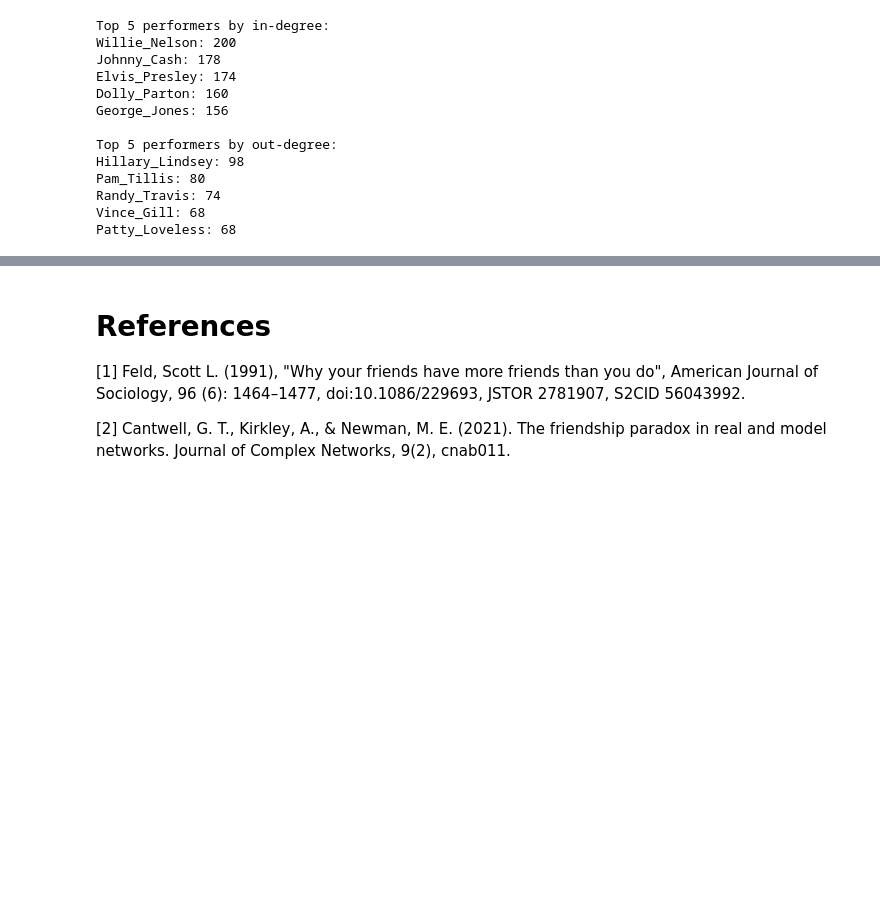
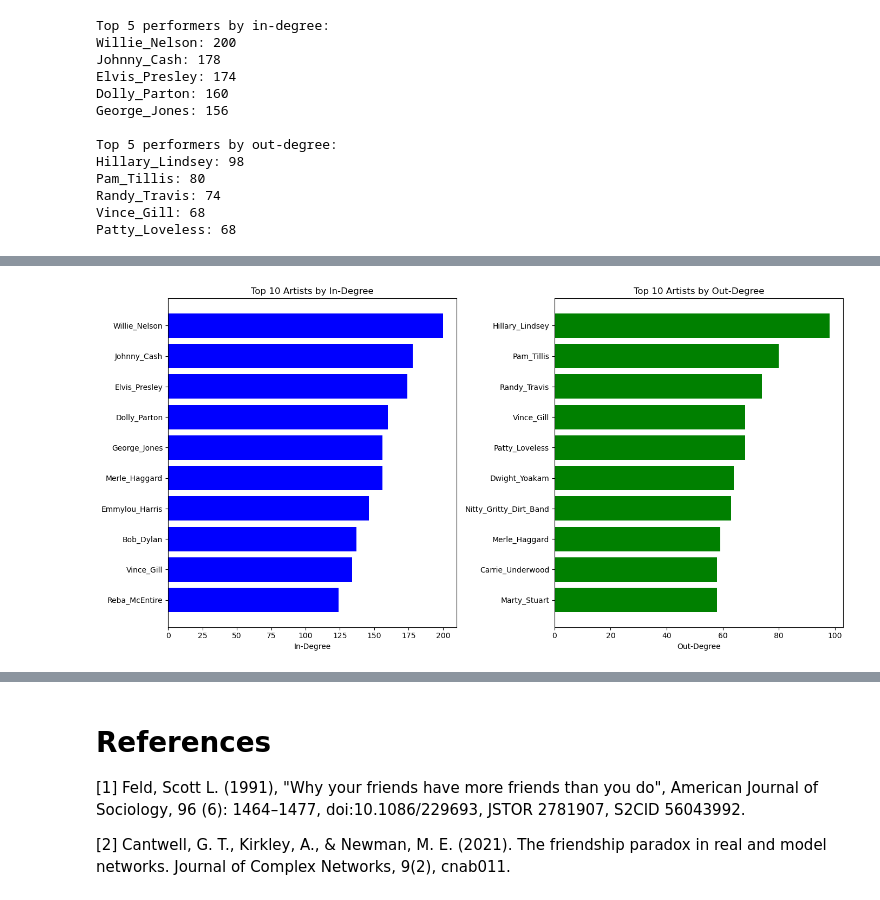
Before and after one commit to famu8/socialgraphs2024, a Jupyter notebook: Assignment1.ipynb, the cells around one changed output, grey strips where cells are left out. Drawn from its saved outputs; the diff is of its cells as text; code cells hidden in the pictures; blank space fills up the shorter version.

```diff
--- a/Assignment1.ipynb
+++ b/Assignment1.ipynb
@@ -318,7 +321,8 @@ for performer in performers:
 
     # Add node with word count as an attribute
     word_count = len(re.findall(r'\b\w+\b', page_content))
-    G.add_node(performer, word_count=word_count)
+    content_length = len(page_content)
+    G.add_node(performer, word_count=word_count, content_length=content_length)
 
     # Add edges to the graph, only if the link is in the performers list
     for link in links:
@@ -464,0 +473,25 @@ print(f"Total edges: {H.number_of_edges()}")
+# %%
+top_10_in_degrees = sorted(G.in_degree(), key=lambda x: x[1], reverse=True)[:10]
+top_10_in_names, top_10_in_values = zip(*top_10_in_degrees)
+
+top_10_out_degrees = sorted(G.out_degree(), key=lambda x: x[1], reverse=True)[:10]
+top_10_out_names, top_10_out_values = zip(*top_10_out_degrees)
+
+plt.figure(figsize=(14, 7))
+
+plt.subplot(1, 2, 1)
+plt.barh(top_10_in_names, top_10_in_values, color='blue')
+plt.xlabel('In-Degree')
+plt.title('Top 10 Artists by In-Degree')
+plt.gca().invert_yaxis()
+
+plt.subplot(1, 2, 2)
+plt.barh(top_10_out_names, top_10_out_values, color='green')
+plt.xlabel('Out-Degree')
+plt.title('Top 10 Artists by Out-Degree')
+plt.gca().invert_yaxis()
+
+plt.tight_layout()
+plt.show()
+# %% [output]
+[figure, added]
```
Also changed, not shown: parts of 11 cells of this notebook, 1 other file.
